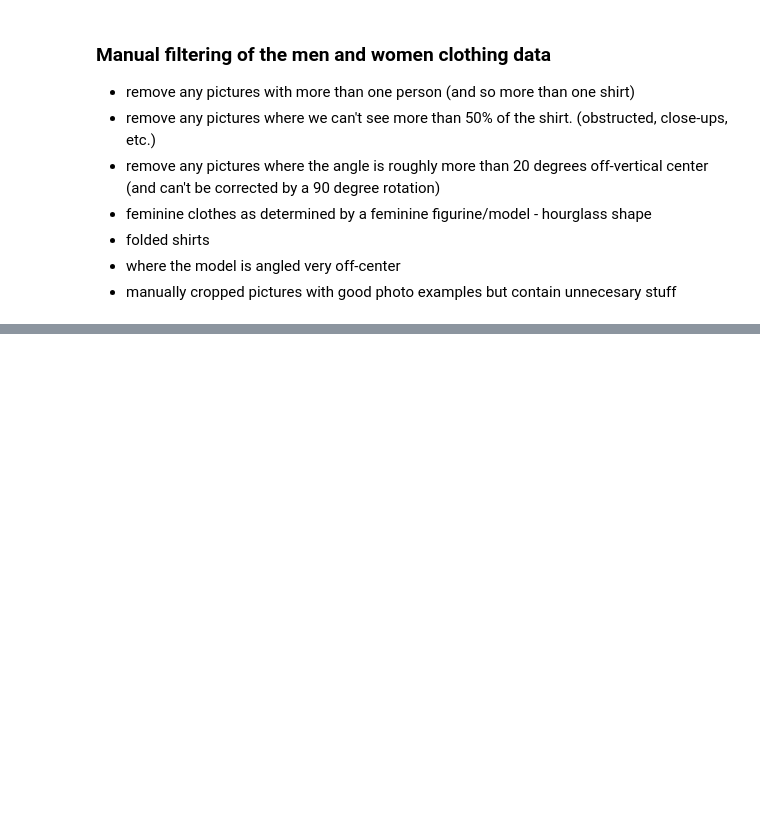
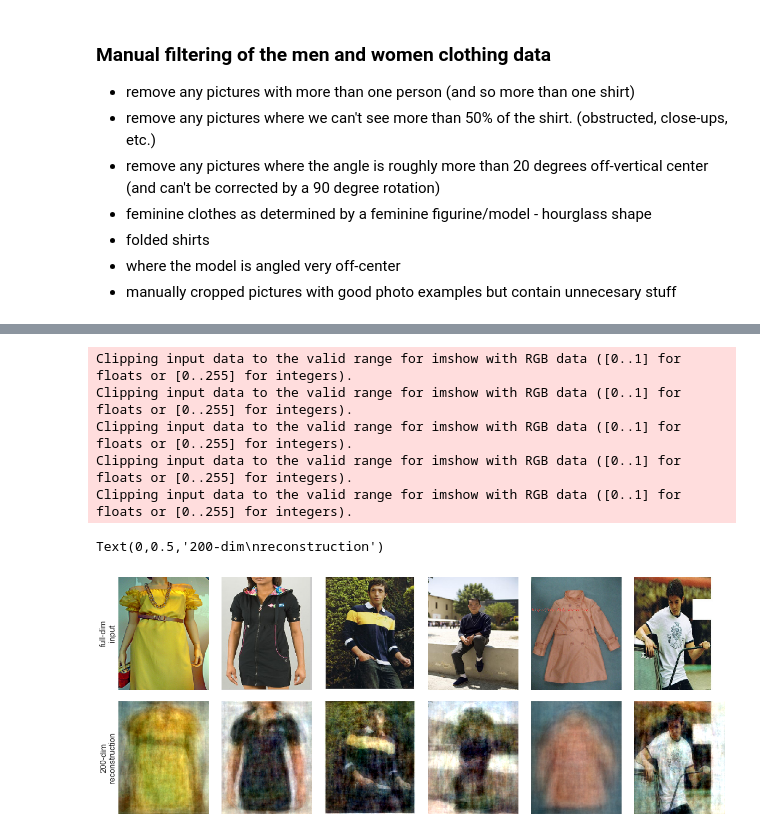
Before and after one commit to hueyning/cs156-ml, a Jupyter notebook: assignment-3-pca-lda/Assignment 3 - Maching Learning Fashionista.ipynb, the cells around one changed output, grey strips where cells are left out. Drawn from its saved outputs; the diff is of its cells as text; code cells hidden in the pictures; blank space fills up the shorter version.

```diff
--- a/assignment-3-pca-lda/Assignment 3 - Maching Learning Fashionista.ipynb
+++ b/assignment-3-pca-lda/Assignment 3 - Maching Learning Fashionista.ipynb
@@ -129,0 +189,22 @@ print(svc_model.score(X_pca,y_train))
+# %%
+#compare input images with images reconstructed from 200 components
+pca_projected = pca.inverse_transform(pca_components_train)
+
+# Plot the results
+fig, ax = plt.subplots(2, 6, figsize=(20, 8),
+                       subplot_kw={'xticks':[], 'yticks':[]},
+                       gridspec_kw=dict(hspace=0.1, wspace=0.1))
+for i in range(6):
+    ax[0, i].imshow(X_train[i].reshape(new_height,new_width,3))
+    ax[1, i].imshow(pca_projected[i].reshape(new_height,new_width,3))
+
+ax[0, 0].set_ylabel('full-dim\ninput',size=15)
+ax[1, 0].set_ylabel('200-dim\nreconstruction',size=15)
+# %% [output]
+Clipping input data to the valid range for imshow with RGB data ([0..1] for floats or [0..255] for integers).
+Clipping input data to the valid range for imshow with RGB data ([0..1] for floats or [0..255] for integers).
+Clipping input data to the valid range for imshow with RGB data ([0..1] for floats or [0..255] for integers).
+Clipping input data to the valid range for imshow with RGB data ([0..1] for floats or [0..255] for integers).
+Clipping input data to the valid range for imshow with RGB data ([0..1] for floats or [0..255] for integers).
+Text(0,0.5,'200-dim\nreconstruction')
+[figure, added]
```
Also changed, not shown: parts of 24 cells of this notebook, 1 other file.
